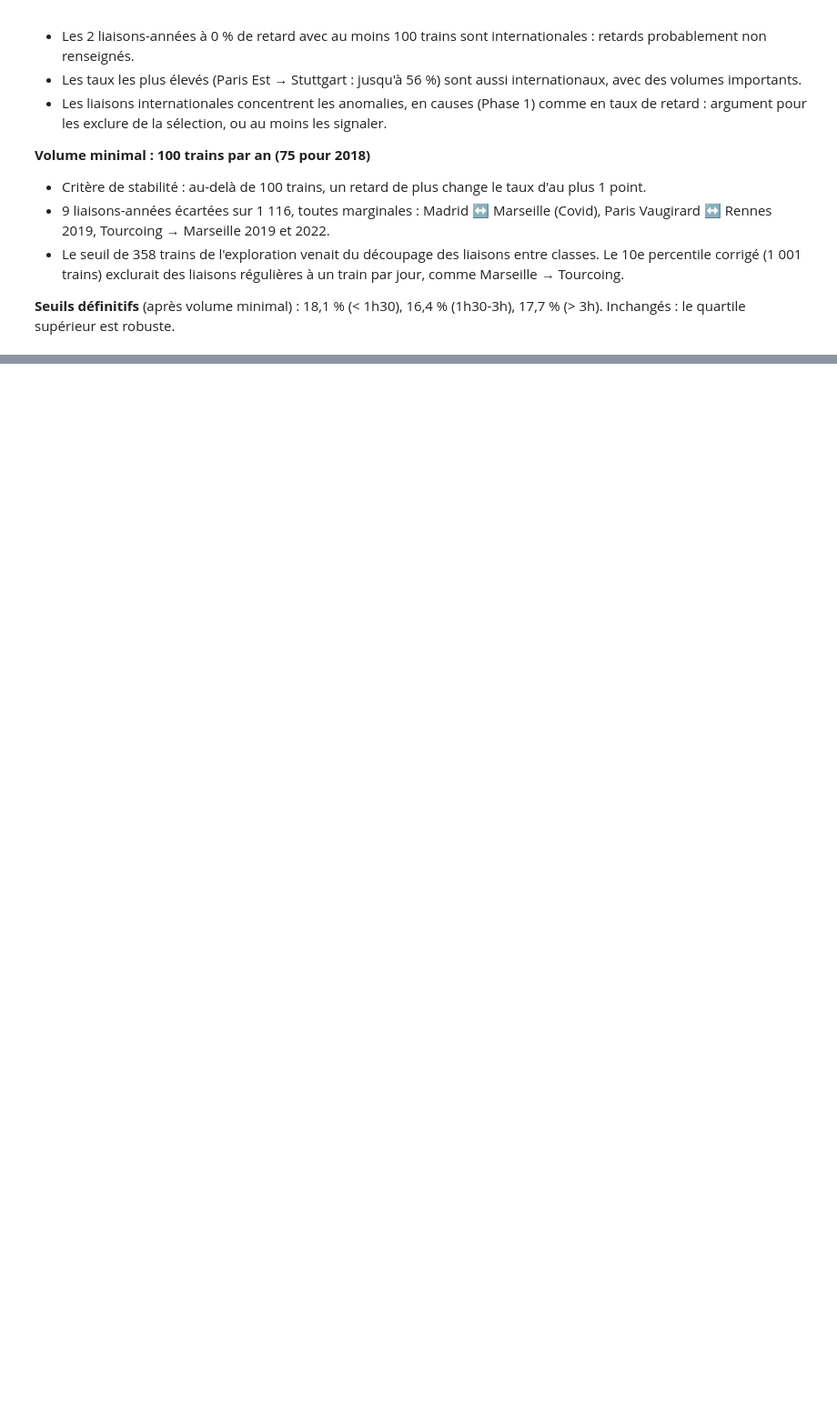
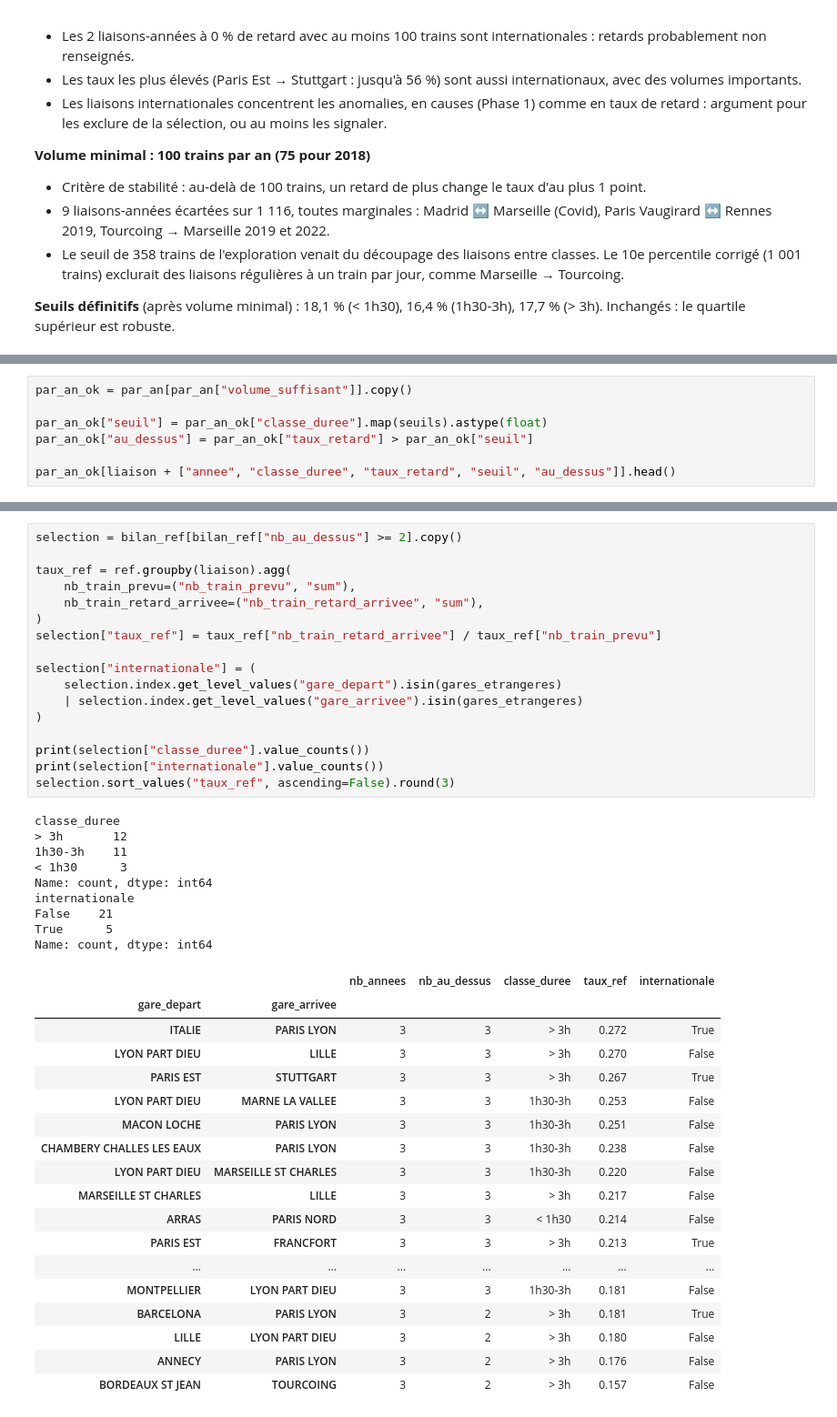
Before and after one commit to JulienCRB/IADATA_700_SNCF, a Jupyter notebook: notebook/phase2_exploration.ipynb, the cells around one changed output, grey strips where cells are left out. Shown at 91% size. Cells and saved outputs as stored; diff of their text form; blank space fills up the shorter version.

```diff
--- a/notebook/phase2_exploration.ipynb
+++ b/notebook/phase2_exploration.ipynb
@@ -301,0 +294,7 @@ Seuils inchangés après exclusion des 9 liaisons-années à faible volume : le
+# %%
+par_an_ok = par_an[par_an["volume_suffisant"]].copy()
+
+par_an_ok["seuil"] = par_an_ok["classe_duree"].map(seuils).astype(float)
+par_an_ok["au_dessus"] = par_an_ok["taux_retard"] > par_an_ok["seuil"]
+
+par_an_ok[liaison + ["annee", "classe_duree", "taux_retard", "seuil", "au_dessus"]].head()
@@ -301,0 +330,45 @@ Seuils inchangés après exclusion des 9 liaisons-années à faible volume : le
+# %%
+selection = bilan_ref[bilan_ref["nb_au_dessus"] >= 2].copy()
+
+taux_ref = ref.groupby(liaison).agg(
+    nb_train_prevu=("nb_train_prevu", "sum"),
+    nb_train_retard_arrivee=("nb_train_retard_arrivee", "sum"),
+)
+selection["taux_ref"] = taux_ref["nb_train_retard_arrivee"] / taux_ref["nb_train_prevu"]
+
+selection["internationale"] = (
+    selection.index.get_level_values("gare_depart").isin(gares_etrangeres)
+    | selection.index.get_level_values("gare_arrivee").isin(gares_etrangeres)
+)
+
+print(selection["classe_duree"].value_counts())
+print(selection["internationale"].value_counts())
+selection.sort_values("taux_ref", ascending=False).round(3)
+# %% [output]
+classe_duree
+> 3h       12
+1h30-3h    11
+< 1h30      3
+Name: count, dtype: int64
+internationale
+False    21
+True      5
+Name: count, dtype: int64
+|  |  | nb_annees | nb_au_dessus | classe_duree | taux_ref | internationale |
+| gare_depart | gare_arrivee |  |  |  |  |  |
+| ITALIE | PARIS LYON | 3 | 3 | > 3h | 0.272 | True |
+| LYON PART DIEU | LILLE | 3 | 3 | > 3h | 0.270 | False |
+| PARIS EST | STUTTGART | 3 | 3 | > 3h | 0.267 | True |
+| LYON PART DIEU | MARNE LA VALLEE | 3 | 3 | 1h30-3h | 0.253 | False |
+| MACON LOCHE | PARIS LYON | 3 | 3 | 1h30-3h | 0.251 | False |
+| CHAMBERY CHALLES LES EAUX | PARIS LYON | 3 | 3 | 1h30-3h | 0.238 | False |
+| LYON PART DIEU | MARSEILLE ST CHARLES | 3 | 3 | 1h30-3h | 0.220 | False |
+| MARSEILLE ST CHARLES | LILLE | 3 | 3 | > 3h | 0.217 | False |
+| ARRAS | PARIS NORD | 3 | 3 | < 1h30 | 0.214 | False |
+| PARIS EST | FRANCFORT | 3 | 3 | > 3h | 0.213 | True |
+| ... | ... | ... | ... | ... | ... | ... |
+| MONTPELLIER | LYON PART DIEU | 3 | 3 | 1h30-3h | 0.181 | False |
+| BARCELONA | PARIS LYON | 3 | 2 | > 3h | 0.181 | True |
+| LILLE | LYON PART DIEU | 3 | 2 | > 3h | 0.180 | False |
+| ANNECY | PARIS LYON | 3 | 2 | > 3h | 0.176 | False |
+| BORDEAUX ST JEAN | TOURCOING | 3 | 2 | > 3h | 0.157 | False |
```
Also changed, not shown: parts of 14 cells of this notebook.
